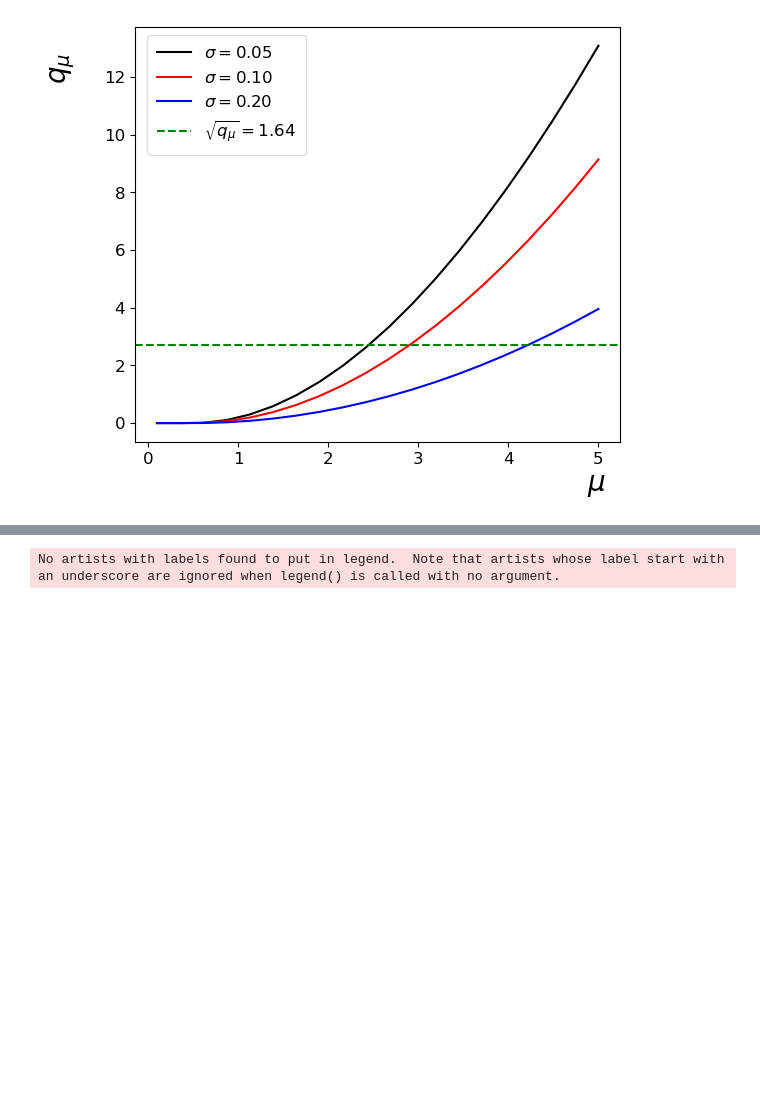
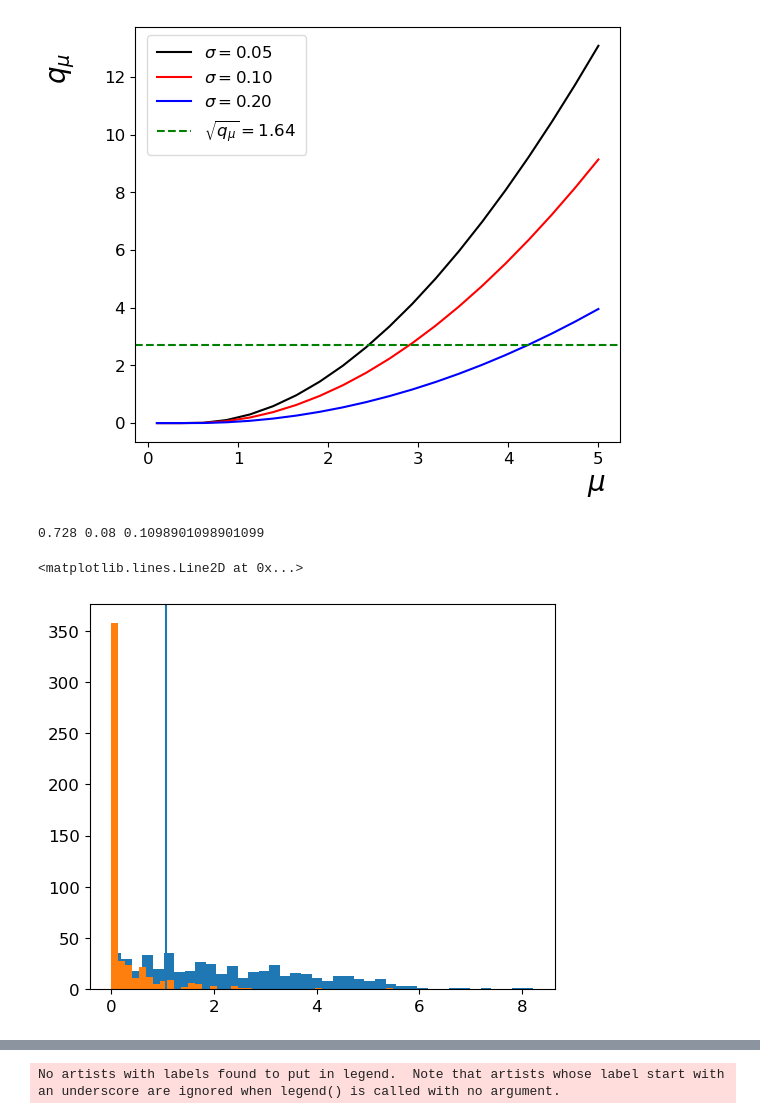
Before and after one commit to asegura4488/StatsHEP, a Jupyter notebook: Systematic/ProfileLikelihood/UpperLimit_qmSystematic.ipynb, the cells around one changed output, grey strips where cells are left out. Cells and saved outputs as stored; diff of their text form; code cells hidden in the pictures; blank space fills up the shorter version.

```diff
--- a/Systematic/ProfileLikelihood/UpperLimit_qmSystematic.ipynb
+++ b/Systematic/ProfileLikelihood/UpperLimit_qmSystematic.ipynb
@@ -275,7 +275,7 @@ plt.savefig('qm_plot_systematic.pdf')
 # %% [output]
 [figure]
 # %%
-def Getqm(mu,sigmab=0.1,Null=True):
+def Getqm(mu,sigma=0.1,Null=True):
 
     Ntoys = np.zeros(N)
 
@@ -288,18 +288,34 @@ def Getqm(mu,sigmab=0.1,Null=True):
 
         Ntoys[c] = ntoy
 
-    return GetqmObs(mu,Ntoys,b,s,sigmab)
+    return GetqmObs(mu,sigma=sigma,n=Ntoys,b=b,s=s)
 # %%
-def Sampler(mu,Ntoys = int(5e2),sigmab=0.1):
+def Sampler(mu, Ntoys = int(5e2),sigma=0.1):
 
     q0 = np.zeros(Ntoys)
     q1 = np.zeros(Ntoys)
 
     for i in range(Ntoys):
-        q0[i] = Getqm(mu,sigmab,Null=True)
-        q1[i] = Getqm(mu,sigmab,Null=False)
+        q0[i] = Getqm(mu,sigma,Null=True)
+        q1[i] = Getqm(mu,sigma,Null=False)
 
     return q0,q1
+# %%
+mu = 2.
+q0,q1 = Sampler(mu,sigma=0.1)
+qmObs = GetqmObs(mu,sigma=0.1,n=n,b=b,s=s)
+p0 = GetPValue(q0,qmObs)
+p1 = GetPValue(q1,qmObs)
+print(p0,p1,p1/p0)
+# %% [output]
+0.728 0.08 0.1098901098901099
+# %%
+plt.hist(q0,bins=40)
+plt.hist(q1,bins=40)
+plt.axvline(x=qmObs)
+# %% [output]
+<matplotlib.lines.Line2D at 0x...>
+[figure, added]
 # %%
 def GetPValue(data,Qobs):
 
```
Also changed, not shown: parts of 9 cells of this notebook.
